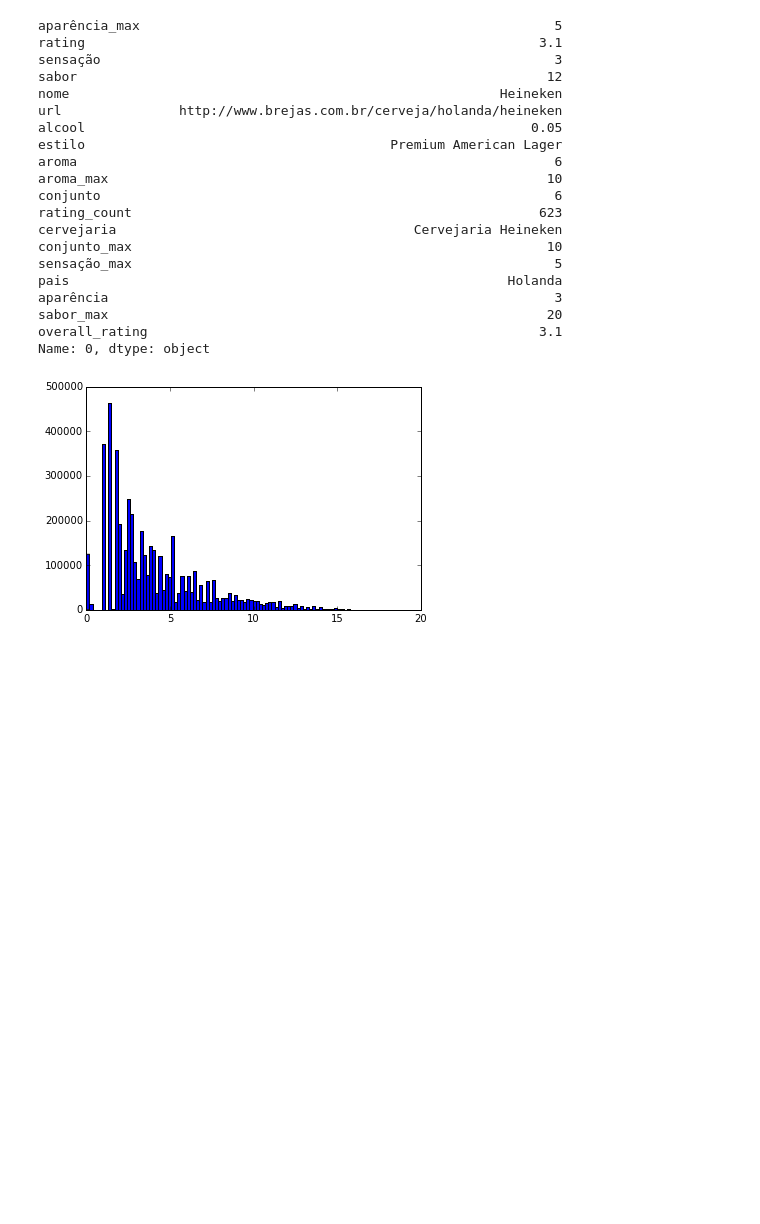
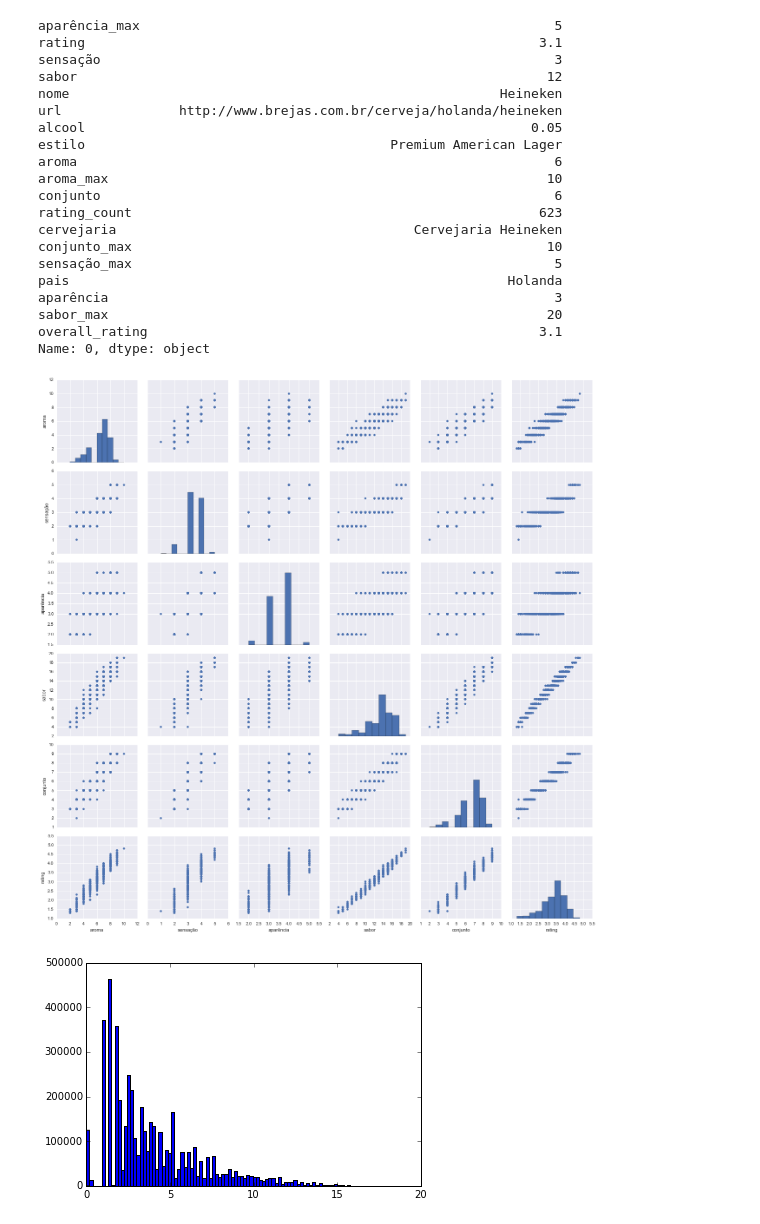
Before and after one commit to wilsonfreitas/wilsonfreitas.github.io, a Jupyter notebook: content/brejas.ipynb, the cells around one changed output. Cells and saved outputs as stored; diff of their text form; code cells hidden in the pictures; blank space fills up the shorter version.

```diff
--- a/content/brejas.ipynb
+++ b/content/brejas.ipynb
@@ -85,6 +87,11 @@ aparência                                                         3
 sabor_max                                                        20
 overall_rating                                                  3.1
 Name: 0, dtype: object
+# %%
+sb.set()
+sb.pairplot(brejas[['aroma', 'sensação', 'aparência', 'sabor', 'conjunto', 'rating']]);
+# %% [output]
+[figure, added]
 # %%
 def beer_reviews_vector(beer, normalize=False):
     #     cols = ['aroma', 'sensação', 'aparência', 'sabor', 'conjunto', 'overall_rating']
```
Also changed, not shown: parts of 1 cell of this notebook.
